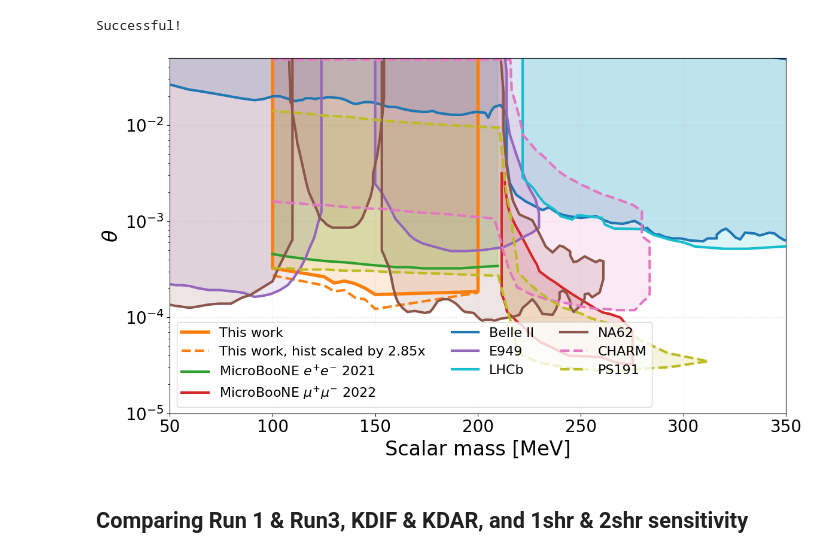
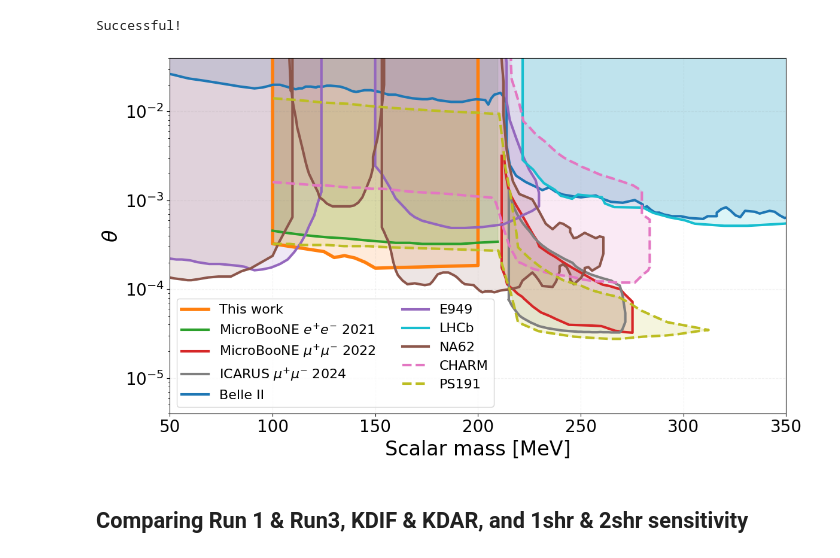
Before and after one commit to JoeBateman/HPS_ALP_Analysis, a Jupyter notebook: Comparison_plot.ipynb, the cells around one changed output. Drawn from its saved outputs; the diff is of its cells as text; code cells hidden in the pictures.

Commit message:
Updated plot formatting during paper review

```diff
--- a/Comparison_plot.ipynb
+++ b/Comparison_plot.ipynb
@@ -77,6 +77,8 @@ uboone_mumu_theta_squared["Value"] = np.sqrt(uboone_mumu_theta_squared["Value"])
 
 uboone_NEW = pd.read_csv(root_dir+"limit_files/Brazil_plot/obs_limit_ALL_Capped_HPS_rebinned_limit.csv",names=cols)
 
+ICARUS_NEW = pd.read_csv(root_dir+"limit_files/ICARUS_2024.csv")
+ICARUS_NEW["Value"] = np.sqrt(ICARUS_NEW["Value"])
 # E949_scalar_factor = 0.084
 
 # plot_list = []
@@ -129,7 +131,7 @@ plt.figure(figsize=(12,7),facecolor='white',dpi=100)
 plt.plot(uboone_NEW_ones['Mass'],uboone_NEW_ones['Value'],label=r"This work",color="C1",lw=4)
 plt.fill_between(uboone_NEW_ones['Mass'],uboone_NEW_ones['Value'],1,color="C1",alpha=0.15)
 
-plt.plot(uboone_scaled['Mass'],uboone_scaled['Value'],label=r"This work, hist scaled by 2.85x",color="C1", linestyle='dashed',lw=3)
+# plt.plot(uboone_scaled['Mass'],uboone_scaled['Value'],label=r"This work, hist scaled by 2.85x",color="C1", linestyle='dashed',lw=3)
 
 plt.plot(uboone_2021['Mass'],uboone_2021['Value'],label=r"MicroBooNE $e^{+}e^{-}$ 2021",color="C2",lw=3)
 plt.fill_between(uboone_2021['Mass'],uboone_2021['Value'],1,color="C2",alpha=0.15) #uboone_mumu
@@ -138,6 +140,8 @@ plt.fill_between(uboone_2021['Mass'],uboone_2021['Value'],1,color="C2",alpha=0.1
 plt.plot(uboone_mumu_theta_squared['Mass'],(uboone_mumu_theta_squared['Value']),label=r"MicroBooNE $\mu^{+}\mu^{-}$ 2022",color="C3",lw=3)
 plt.fill_between(uboone_mumu_theta_squared['Mass'],(uboone_mumu_theta_squared['Value']),1,color="C3",alpha=0.15)
 
+plt.plot(ICARUS_NEW['Mass'],(ICARUS_NEW['Value']),label=r"ICARUS $\mu^{+}\mu^{-}$ 2024",color="C7",lw=3)
+plt.fill_between(ICARUS_NEW['Mass'],(ICARUS_NEW['Value']),1,color="C7",alpha=0.15)
 
 plt.plot(Belle_full['Mass'],Belle_full['Value'],label=r"Belle II",color="C10",lw=3)
 plt.fill_between(Belle_full['Mass'],Belle_full['Value'],1,color="C10",alpha=0.15)
@@ -173,37 +177,37 @@ plt.fill_between(CHARM_from_Owen['Mass'],(CHARM_from_Owen['Value']),1,color="C6"
 
 plt.plot(PS191['Mass'],(PS191['Value']),label=r"PS191",color="C8",lw=3,ls="dashed")
 plt.fill_between(PS191['Mass'],(PS191['Value']),1,color="C8",alpha=0.15)
 
 
 
 
 
 
 
 plt.xlabel(r'Scalar mass [MeV]',fontsize=24)
 plt.ylabel(r'$\theta$',fontsize=24)
 # plt.xticks([0, 50, 100, 150, 200, 245])
 # plt.legend()
-plt.ylim(1e-5,5e-2) #2e-9
+plt.ylim(4e-6,4e-2) #2e-9
 plt.xlim(50,350)
 plt.grid(ls='--',color='C7',alpha=0.1)
 plt.yscale('log')
 plt.tick_params(axis='x', labelsize=20)
 plt.tick_params(axis='y', labelsize=20)
-plt.legend(prop={'size': 16}, loc="lower left",ncol=3)
+plt.legend(prop={'size': 16}, loc="lower left",ncol=2)
+plt.tight_layout()
 
-plt.tight_layout()
 
 name = f"Edited_Reinterp_HPS_limit_comparison_plot"
 
 savefig = input(f"Do you want to save the figure as {name}? y/n")
 
 if savefig == "y":
     plt.savefig(root_dir+'Plots/Limits/'+name+'.pdf',bbox_inches='tight', pad_inches=0.3)
     plt.savefig(root_dir+'Plots/Limits/'+name+'.png',bbox_inches='tight', pad_inches=0.3)
 plt.show()
 # %% [output]
-[figure, old version]
+[figure, new version]
 # %% [markdown]
 ## Comparing Run 1 & Run3, KDIF & KDAR, and 1shr & 2shr sensitivity
 # %%
```
Also changed, not shown: parts of 1 cell of this notebook, 1 other file.
